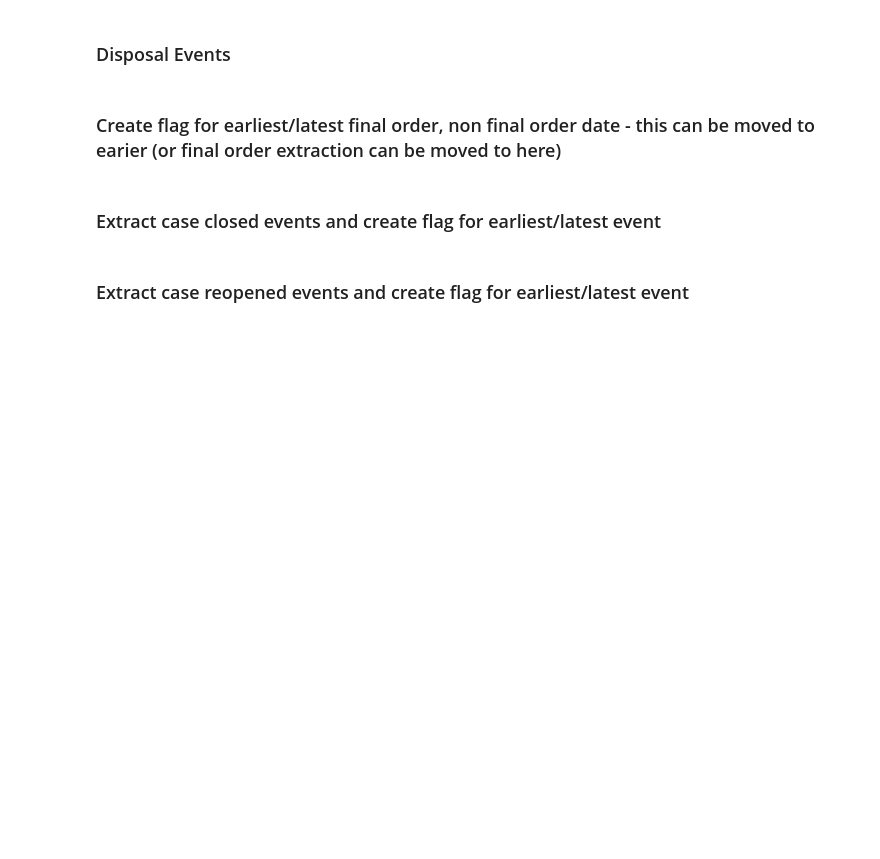
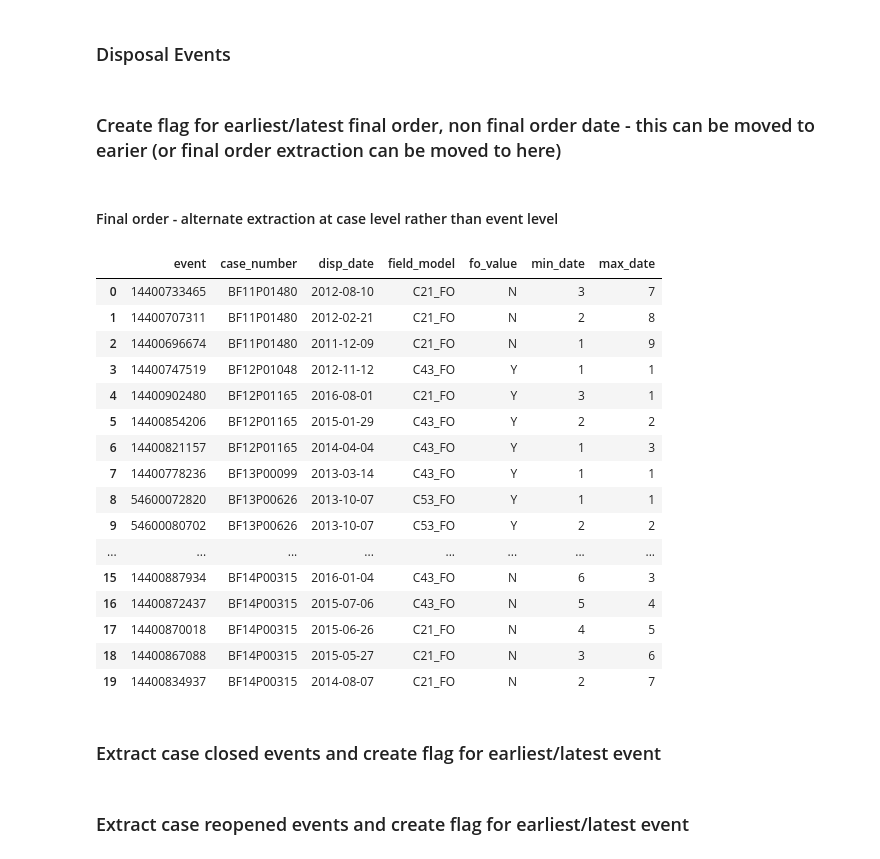
Before and after one commit to moj-analytical-services/FCSQ_data, a Jupyter notebook: data/ca_case_disposals.ipynb, the cells around one changed output. Cells and saved outputs as stored; diff of their text form; code cells hidden in the pictures; blank space fills up the shorter version.

```diff
--- a/data/ca_case_disposals.ipynb
+++ b/data/ca_case_disposals.ipynb
@@ -102,3 +154,5 @@ FROM
 """,
 
 "ca_FO_dates")
+# %% [markdown]
+#### Final order - alternate extraction at case level rather than event level
@@ -105,3 +193,23 @@ FROM
+# %%
+pydb.read_sql_query ("select * from __temp__.ca_final_orders_2 limit 20")
+# %% [output]
+|  | event | case_number | disp_date | field_model | fo_value | min_date | max_date |
+| 0 | 14400733465 | BF11P01480 | 2012-08-10 | C21_FO | N | 3 | 7 |
+| 1 | 14400707311 | BF11P01480 | 2012-02-21 | C21_FO | N | 2 | 8 |
+| 2 | 14400696674 | BF11P01480 | 2011-12-09 | C21_FO | N | 1 | 9 |
+| 3 | 14400747519 | BF12P01048 | 2012-11-12 | C43_FO | Y | 1 | 1 |
+| 4 | 14400902480 | BF12P01165 | 2016-08-01 | C21_FO | Y | 3 | 1 |
+| 5 | 14400854206 | BF12P01165 | 2015-01-29 | C43_FO | Y | 2 | 2 |
+| 6 | 14400821157 | BF12P01165 | 2014-04-04 | C43_FO | Y | 1 | 3 |
+| 7 | 14400778236 | BF13P00099 | 2013-03-14 | C43_FO | Y | 1 | 1 |
+| 8 | 54600072820 | BF13P00626 | 2013-10-07 | C53_FO | Y | 1 | 1 |
+| 9 | 54600080702 | BF13P00626 | 2013-10-07 | C53_FO | Y | 2 | 2 |
+| ... | ... | ... | ... | ... | ... | ... | ... |
+| 15 | 14400887934 | BF14P00315 | 2016-01-04 | C43_FO | N | 6 | 3 |
+| 16 | 14400872437 | BF14P00315 | 2015-07-06 | C43_FO | N | 5 | 4 |
+| 17 | 14400870018 | BF14P00315 | 2015-06-26 | C21_FO | N | 4 | 5 |
+| 18 | 14400867088 | BF14P00315 | 2015-05-27 | C21_FO | N | 3 | 6 |
+| 19 | 14400834937 | BF14P00315 | 2014-08-07 | C21_FO | N | 2 | 7 |
 # %% [markdown]
 ### Extract case closed events and create flag for earliest/latest event
 # %%
```
Also changed, not shown: parts of 13 cells of this notebook.
